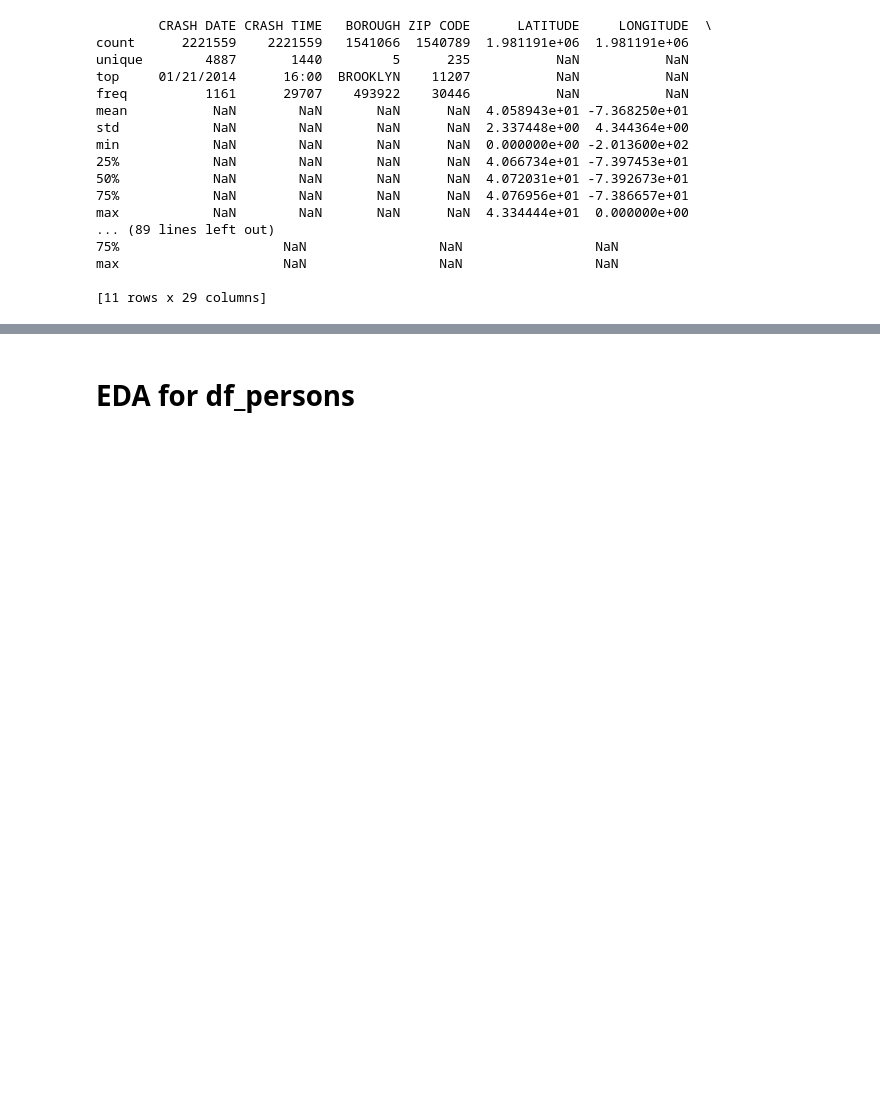
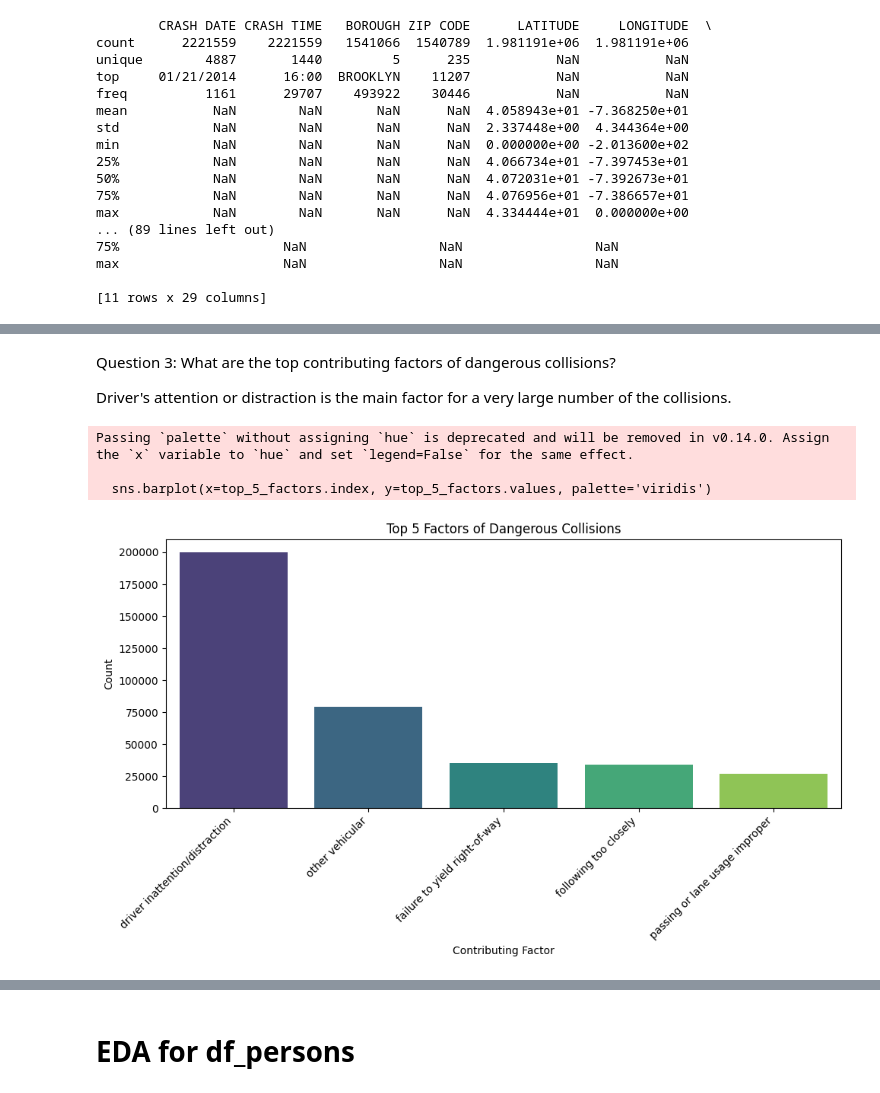
Before and after one commit to AmirBassemAdibAbdou/DataEngineering-Visualization, a Jupyter notebook: ProjectOneData&Vis.ipynb, the cells around one changed output, grey strips where cells are left out. Saved outputs shown, nothing was run; the diff lists cells and outputs as text; code cells hidden in the pictures; blank space fills up the shorter version.

```diff
--- a/ProjectOneData&Vis.ipynb
+++ b/ProjectOneData&Vis.ipynb
@@ -353,3 +322,28 @@ plt.show()
+# %% [markdown]
+Question 3:
+What are the top contributing factors of dangerous collisions?
+
+Driver's attention or distraction is the main factor for a very large number of the collisions.
+# %%
+# Plot for the top 5 factors of DANGEROUS collisions (Combine both factors 1 and 2 and remove unspecified)
+df_not_unspecified = df_clean[(df_clean['CONTRIBUTING FACTOR VEHICLE 1'] != 'unspecified') & (df_clean['CONTRIBUTING FACTOR VEHICLE 2'] != 'unspecified')]
+top_5_factors = df_not_unspecified['CONTRIBUTING FACTOR VEHICLE 1'].value_counts().head(5)
+top_5_factors = top_5_factors.add(df_not_unspecified['CONTRIBUTING FACTOR VEHICLE 2'].value_counts().head(5), fill_value=0)
+top_5_factors = top_5_factors.sort_values(ascending=False)
+
+plt.figure(figsize=(10, 6))
+sns.barplot(x=top_5_factors.index, y=top_5_factors.values, palette='viridis')
+plt.title('Top 5 Factors of Dangerous Collisions')
+plt.xlabel('Contributing Factor')
+plt.ylabel('Count')
+plt.xticks(rotation=45, ha='right')
+plt.tight_layout()
+plt.show()
+# %% [output]
+Passing `palette` without assigning `hue` is deprecated and will be removed in v0.14.0. Assign the `x` variable to `hue` and set `legend=False` for the same effect.
+
+  sns.barplot(x=top_5_factors.index, y=top_5_factors.values, palette='viridis')
+[figure, added]
 # %%
 
 df_persons.head()
```
Also changed, not shown: parts of 60 cells of this notebook.
